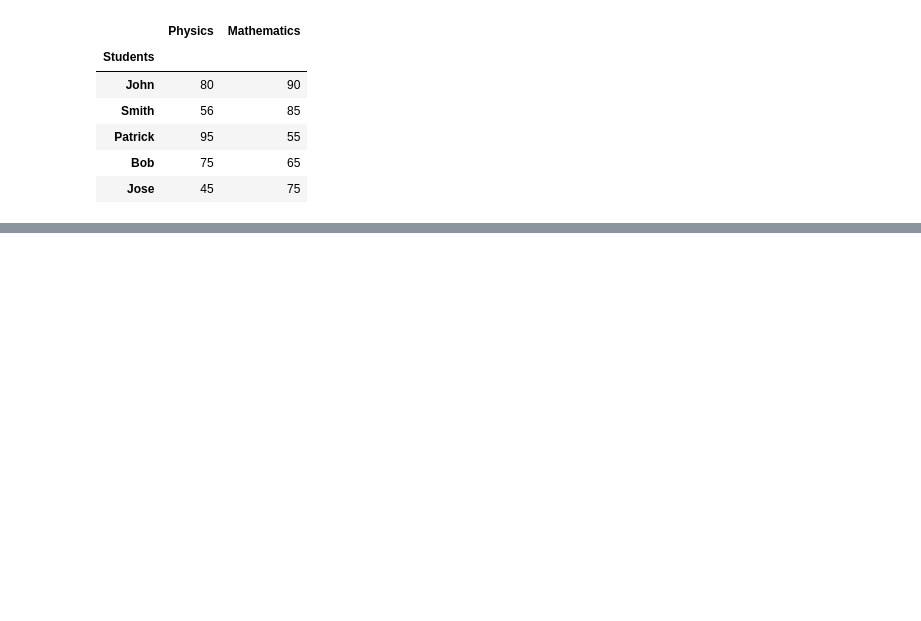
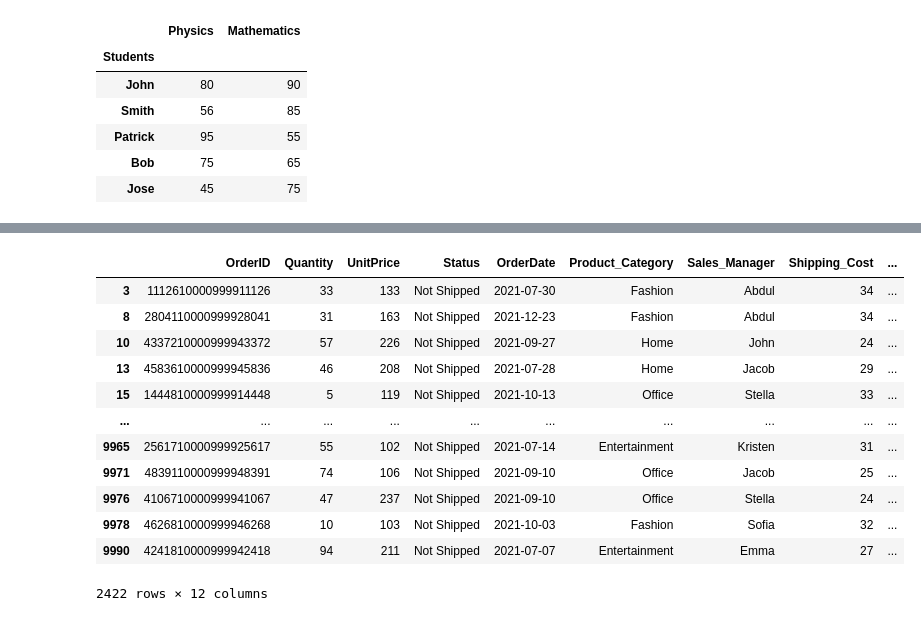
Before and after one commit to Oz174/SelfStudyPython, a Jupyter notebook: DaybyDay/15- All About Pandas.ipynb, the cells around one changed output, grey strips where cells are left out. Saved outputs shown, nothing was run; the diff lists cells and outputs as text; code cells hidden in the pictures; blank space fills up the shorter version.

```diff
--- a/DaybyDay/15- All About Pandas.ipynb
+++ b/DaybyDay/15- All About Pandas.ipynb
@@ -525,0 +640,17 @@ df.style.map(pass_condition)
+# %%
+# Filtering on Text column
+df.query("Status == 'Not Shipped'")
+# %% [output]
+|  | OrderID | Quantity | UnitPrice | Status | OrderDate | Product_Category | Sales_Manager | Shipping_Cost | ... |
+| 3 | 1112610000999911126 | 33 | 133 | Not Shipped | 2021-07-30 | Fashion | Abdul | 34 | ... |
+| 8 | 2804110000999928041 | 31 | 163 | Not Shipped | 2021-12-23 | Fashion | Abdul | 34 | ... |
+| 10 | 4337210000999943372 | 57 | 226 | Not Shipped | 2021-09-27 | Home | John | 24 | ... |
+| 13 | 4583610000999945836 | 46 | 208 | Not Shipped | 2021-07-28 | Home | Jacob | 29 | ... |
+| 15 | 1444810000999914448 | 5 | 119 | Not Shipped | 2021-10-13 | Office | Stella | 33 | ... |
+| ... | ... | ... | ... | ... | ... | ... | ... | ... | ... |
+| 9965 | 2561710000999925617 | 55 | 102 | Not Shipped | 2021-07-14 | Entertainment | Kristen | 31 | ... |
+| 9971 | 4839110000999948391 | 74 | 106 | Not Shipped | 2021-09-10 | Office | Jacob | 25 | ... |
+| 9976 | 4106710000999941067 | 47 | 237 | Not Shipped | 2021-09-10 | Office | Stella | 24 | ... |
+| 9978 | 4626810000999946268 | 10 | 103 | Not Shipped | 2021-10-03 | Fashion | Sofia | 32 | ... |
+| 9990 | 4241810000999942418 | 94 | 211 | Not Shipped | 2021-07-07 | Entertainment | Emma | 27 | ... |
+2422 rows × 12 columns
```
Also changed, not shown: parts of 17 cells of this notebook, 2 other files.
